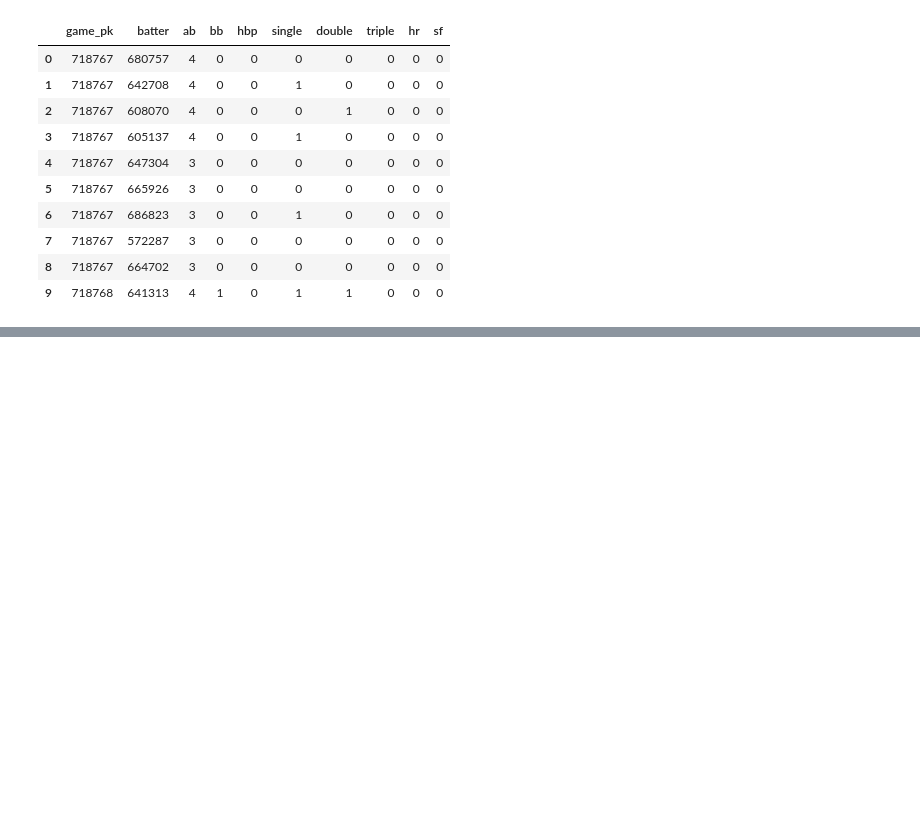
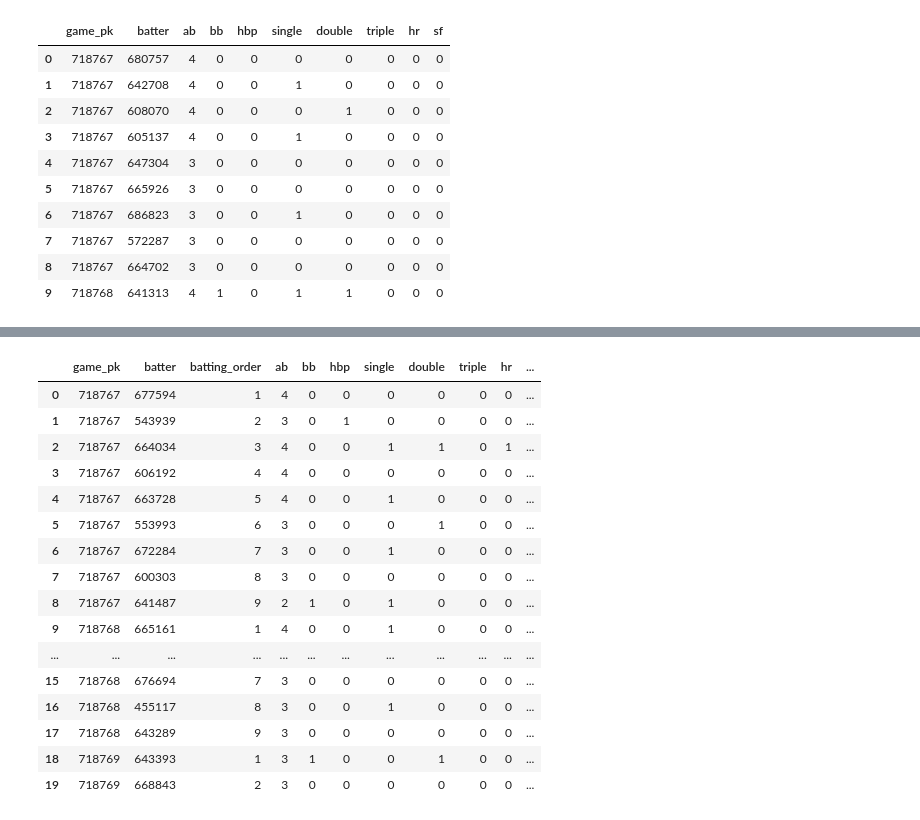
Before and after one commit to Stevey8/MLB-WL-prediction, a Jupyter notebook: cleaning_2023_data.ipynb, the cells around one changed output, grey strips where cells are left out. Saved outputs shown, nothing was run; the diff lists cells and outputs as text; code cells hidden in the pictures; blank space fills up the shorter version.

```diff
--- a/cleaning_2023_data.ipynb
+++ b/cleaning_2023_data.ipynb
@@ -141,0 +149,21 @@ for i in grouped:
+# %%
+cleaning_batting_home = clean_batting(batting_home_lineup)
+cleaning_batting_home.head(20)
+# %% [output]
+|  | game_pk | batter | batting_order | ab | bb | hbp | single | double | triple | hr | ... |
+| 0 | 718767 | 677594 | 1 | 4 | 0 | 0 | 0 | 0 | 0 | 0 | ... |
+| 1 | 718767 | 543939 | 2 | 3 | 0 | 1 | 0 | 0 | 0 | 0 | ... |
+| 2 | 718767 | 664034 | 3 | 4 | 0 | 0 | 1 | 1 | 0 | 1 | ... |
+| 3 | 718767 | 606192 | 4 | 4 | 0 | 0 | 0 | 0 | 0 | 0 | ... |
+| 4 | 718767 | 663728 | 5 | 4 | 0 | 0 | 1 | 0 | 0 | 0 | ... |
+| 5 | 718767 | 553993 | 6 | 3 | 0 | 0 | 0 | 1 | 0 | 0 | ... |
+| 6 | 718767 | 672284 | 7 | 3 | 0 | 0 | 1 | 0 | 0 | 0 | ... |
+| 7 | 718767 | 600303 | 8 | 3 | 0 | 0 | 0 | 0 | 0 | 0 | ... |
+| 8 | 718767 | 641487 | 9 | 2 | 1 | 0 | 1 | 0 | 0 | 0 | ... |
+| 9 | 718768 | 665161 | 1 | 4 | 0 | 0 | 1 | 0 | 0 | 0 | ... |
+| ... | ... | ... | ... | ... | ... | ... | ... | ... | ... | ... | ... |
+| 15 | 718768 | 676694 | 7 | 3 | 0 | 0 | 0 | 0 | 0 | 0 | ... |
+| 16 | 718768 | 455117 | 8 | 3 | 0 | 0 | 1 | 0 | 0 | 0 | ... |
+| 17 | 718768 | 643289 | 9 | 3 | 0 | 0 | 0 | 0 | 0 | 0 | ... |
+| 18 | 718769 | 643393 | 1 | 3 | 1 | 0 | 0 | 1 | 0 | 0 | ... |
+| 19 | 718769 | 668843 | 2 | 3 | 0 | 0 | 0 | 0 | 0 | 0 | ... |
```
Also changed, not shown: parts of 11 cells of this notebook, 1 other file.
